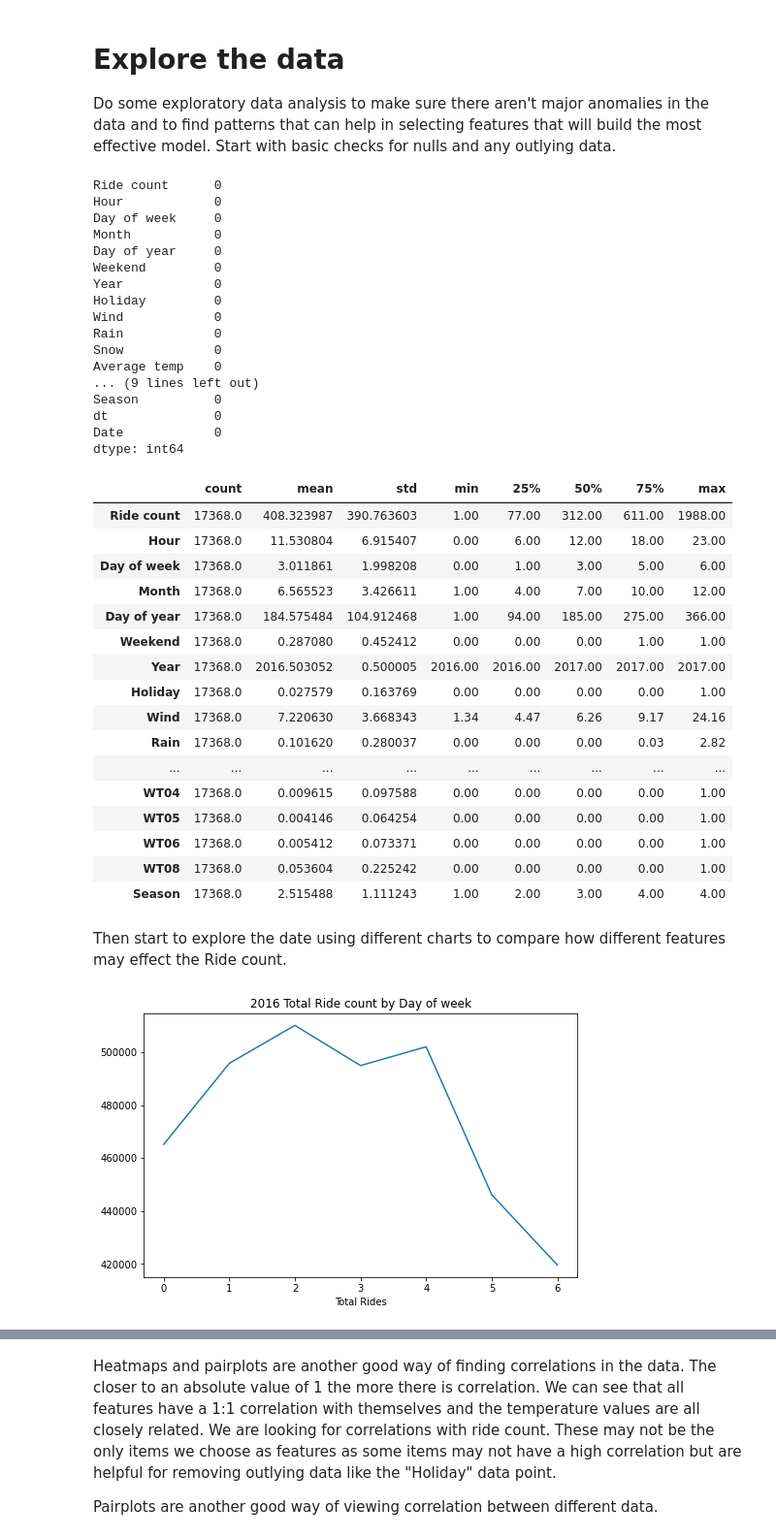
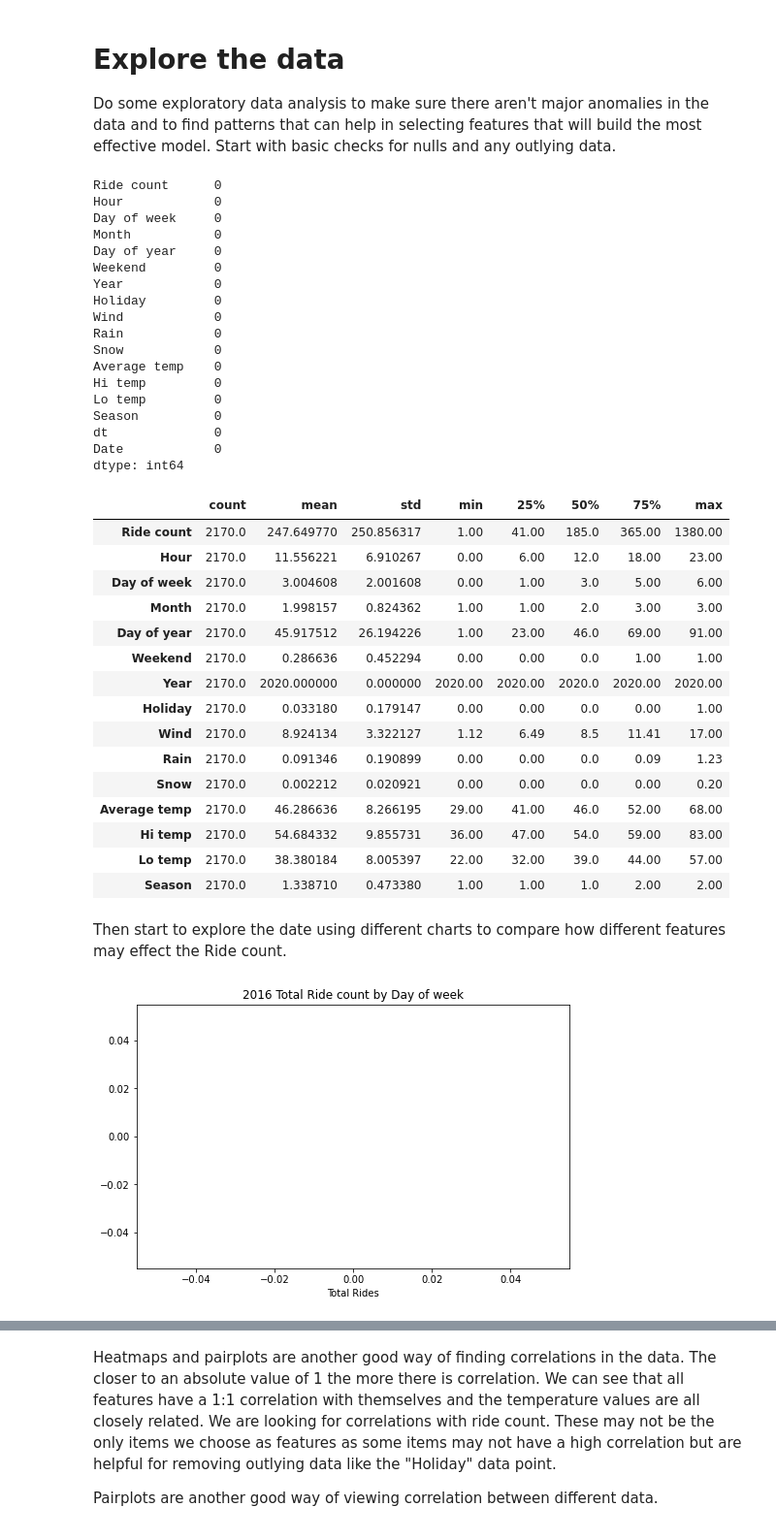
Before and after one commit to tylersoren/bike-share-prediction-app, a Jupyter notebook: models/ml-model.ipynb, the cells around one changed output, grey strips where cells are left out. Shown at 97% size. Saved outputs shown, nothing was run; the diff lists cells and outputs as text; code cells hidden in the pictures.

```diff
--- a/models/ml-model.ipynb
+++ b/models/ml-model.ipynb
@@ -47,17 +47,33 @@ raw_data_dir = os.path.join(os.getcwd(), raw_data_subdir)
 clean_data_dir = os.path.join(os.getcwd(), clean_data_subdir)
 # %%
 # Specify Azure storage account container path and files to retrieve
-web_url = 'https://bikeshare.blob.core.windows.net/data/raw/'
+web_url = 'https://bikeshare.blob.core.windows.net/raw-data/'
 data_files = [
-'weather2015-2017.csv',
-'2017Q4-capitalbikeshare-tripdata.csv',
-'2017Q3-capitalbikeshare-tripdata.csv',
-'2017Q2-capitalbikeshare-tripdata.csv',
-'2017Q1-capitalbikeshare-tripdata.csv',
-'2016Q4-capitalbikeshare-tripdata.csv',
-'2016Q3-capitalbikeshare-tripdata.csv',
-'2016Q2-capitalbikeshare-tripdata.csv',
-'2016Q1-capitalbikeshare-tripdata.csv'
+'weather2019-2020.csv',
+'201901-capitalbikeshare-tripdata.csv',
+'201902-capitalbikeshare-tripdata.csv',
+'201903-capitalbikeshare-tripdata.csv',
+'201904-capitalbikeshare-tripdata.csv',
+'201905-capitalbikeshare-tripdata.csv',
+'201906-capitalbikeshare-tripdata.csv',
+'201907-capitalbikeshare-tripdata.csv',
+'201908-capitalbikeshare-tripdata.csv',
+'201909-capitalbikeshare-tripdata.csv',
+'201910-capitalbikeshare-tripdata.csv',
+'201911-capitalbikeshare-tripdata.csv',
+'201912-capitalbikeshare-tripdata.csv',
+'202001-capitalbikeshare-tripdata.csv',
+'202002-capitalbikeshare-tripdata.csv',
+'202003-capitalbikeshare-tripdata.csv',
+'202004-capitalbikeshare-tripdata.csv',
+'202005-capitalbikeshare-tripdata.csv',
+'202006-capitalbikeshare-tripdata.csv',
+'202007-capitalbikeshare-tripdata.csv',
+'202008-capitalbikeshare-tripdata.csv',
+'202009-capitalbikeshare-tripdata.csv',
+'202010-capitalbikeshare-tripdata.csv',
+'202011-capitalbikeshare-tripdata.csv',
+'202012-capitalbikeshare-tripdata.csv',
 ]
 
 # Download from Azure storage if not already downloaded
@@ -241,7 +257,7 @@ def get_holidays(yearstart, yearend):
 
     return cal.holidays(dt.datetime(yearstart-1, 12, 31), dt.datetime(yearend, 12, 31))
 
-holidays = get_holidays(2015,2017)
+holidays = get_holidays(2015,2020)
 
 data_df.insert(9,'Holiday',data_df['DATE'].astype(str).isin(holidays.astype(str)).astype(int))
 # %%
@@ -251,8 +267,8 @@ seasons = [1, 1, 2, 2, 2, 3, 3, 3, 4, 4, 4, 1]
 month_to_season = dict(zip(range(1,13), seasons))
 data_df['Season'] = data_df['Month'].map(month_to_season)
 # %%
-# Can drop Date  and station columns after merge and feature engineering. WT09 is 0 for all columns and not needed
-data_df.drop(['DATE', 'STATION', 'WT09'], axis=1, inplace=True)
+# Can drop Date  and station columns after merge and feature engineering.
+data_df.drop(['DATE', 'STATION'], axis=1, inplace=True)
 # %%
 
 data_df['dt'] = pd.to_datetime(data_df.index)
@@ -316,7 +332,8 @@ Wind            0
 Rain            0
 Snow            0
 Average temp    0
-... (9 lines left out)
+Hi temp         0
+Lo temp         0
 Season          0
 dt              0
 Date            0
@@ -325,37 +342,36 @@ dtype: int64
 data_df.describe().transpose()
 # %% [output]
 |  | count | mean | std | min | 25% | 50% | 75% | max |
-| Ride count | 17368.0 | 408.323987 | 390.763603 | 1.00 | 77.00 | 312.00 | 611.00 | 1988.00 |
-| Hour | 17368.0 | 11.530804 | 6.915407 | 0.00 | 6.00 | 12.00 | 18.00 | 23.00 |
-| Day of week | 17368.0 | 3.011861 | 1.998208 | 0.00 | 1.00 | 3.00 | 5.00 | 6.00 |
-| Month | 17368.0 | 6.565523 | 3.426611 | 1.00 | 4.00 | 7.00 | 10.00 | 12.00 |
-| Day of year | 17368.0 | 184.575484 | 104.912468 | 1.00 | 94.00 | 185.00 | 275.00 | 366.00 |
-| Weekend | 17368.0 | 0.287080 | 0.452412 | 0.00 | 0.00 | 0.00 | 1.00 | 1.00 |
-| Year | 17368.0 | 2016.503052 | 0.500005 | 2016.00 | 2016.00 | 2017.00 | 2017.00 | 2017.00 |
-| Holiday | 17368.0 | 0.027579 | 0.163769 | 0.00 | 0.00 | 0.00 | 0.00 | 1.00 |
-| Wind | 17368.0 | 7.220630 | 3.668343 | 1.34 | 4.47 | 6.26 | 9.17 | 24.16 |
-| Rain | 17368.0 | 0.101620 | 0.280037 | 0.00 | 0.00 | 0.00 | 0.03 | 2.82 |
-| ... | ... | ... | ... | ... | ... | ... | ... | ... |
-| WT04 | 17368.0 | 0.009615 | 0.097588 | 0.00 | 0.00 | 0.00 | 0.00 | 1.00 |
-| WT05 | 17368.0 | 0.004146 | 0.064254 | 0.00 | 0.00 | 0.00 | 0.00 | 1.00 |
-| WT06 | 17368.0 | 0.005412 | 0.073371 | 0.00 | 0.00 | 0.00 | 0.00 | 1.00 |
-| WT08 | 17368.0 | 0.053604 | 0.225242 | 0.00 | 0.00 | 0.00 | 0.00 | 1.00 |
-| Season | 17368.0 | 2.515488 | 1.111243 | 1.00 | 2.00 | 3.00 | 4.00 | 4.00 |
+| Ride count | 2170.0 | 247.649770 | 250.856317 | 1.00 | 41.00 | 185.0 | 365.00 | 1380.00 |
+| Hour | 2170.0 | 11.556221 | 6.910267 | 0.00 | 6.00 | 12.0 | 18.00 | 23.00 |
+| Day of week | 2170.0 | 3.004608 | 2.001608 | 0.00 | 1.00 | 3.0 | 5.00 | 6.00 |
+| Month | 2170.0 | 1.998157 | 0.824362 | 1.00 | 1.00 | 2.0 | 3.00 | 3.00 |
+| Day of year | 2170.0 | 45.917512 | 26.194226 | 1.00 | 23.00 | 46.0 | 69.00 | 91.00 |
+| Weekend | 2170.0 | 0.286636 | 0.452294 | 0.00 | 0.00 | 0.0 | 1.00 | 1.00 |
+| Year | 2170.0 | 2020.000000 | 0.000000 | 2020.00 | 2020.00 | 2020.0 | 2020.00 | 2020.00 |
+| Holiday | 2170.0 | 0.033180 | 0.179147 | 0.00 | 0.00 | 0.0 | 0.00 | 1.00 |
+| Wind | 2170.0 | 8.924134 | 3.322127 | 1.12 | 6.49 | 8.5 | 11.41 | 17.00 |
+| Rain | 2170.0 | 0.091346 | 0.190899 | 0.00 | 0.00 | 0.0 | 0.09 | 1.23 |
+| Snow | 2170.0 | 0.002212 | 0.020921 | 0.00 | 0.00 | 0.0 | 0.00 | 0.20 |
+| Average temp | 2170.0 | 46.286636 | 8.266195 | 29.00 | 41.00 | 46.0 | 52.00 | 68.00 |
+| Hi temp | 2170.0 | 54.684332 | 9.855731 | 36.00 | 47.00 | 54.0 | 59.00 | 83.00 |
+| Lo temp | 2170.0 | 38.380184 | 8.005397 | 22.00 | 32.00 | 39.0 | 44.00 | 57.00 |
+| Season | 2170.0 | 1.338710 | 0.473380 | 1.00 | 1.00 | 1.0 | 2.00 | 2.00 |
 # %% [markdown]
 Then start to explore the date using different charts to compare how different features may effect the Ride count.
 # %%
 fig, ax = plt.subplots(figsize = ( 8 , 5 ))
-rides_2016 = data_df.where(data_df['Year']==2016)
+rides_2016 = data_df.where(data_df['Year']==2019)
 ridesbyday_bike_df = rides_2016.groupby(['Day of week'], as_index = False)['Ride count'].sum()
 x=ridesbyday_bike_df['Day of week']
 y=ridesbyday_bike_df['Ride count']
 plt.title('2016 Total Ride count by Day of week')
 plt.xlabel('Day of week')
 plt.xlabel('Total Rides')
 plt.plot(x,y)
 plt.show()
 # %% [output]
-[figure, old version]
+[figure, new version]
 # %%
 fig, ax = plt.subplots(figsize = ( 8 , 5 ))
 sns.lineplot(data=data_df, x='Day of week',y='Ride count')
```
Also changed, not shown: parts of 36 cells of this notebook, 6 other files.
